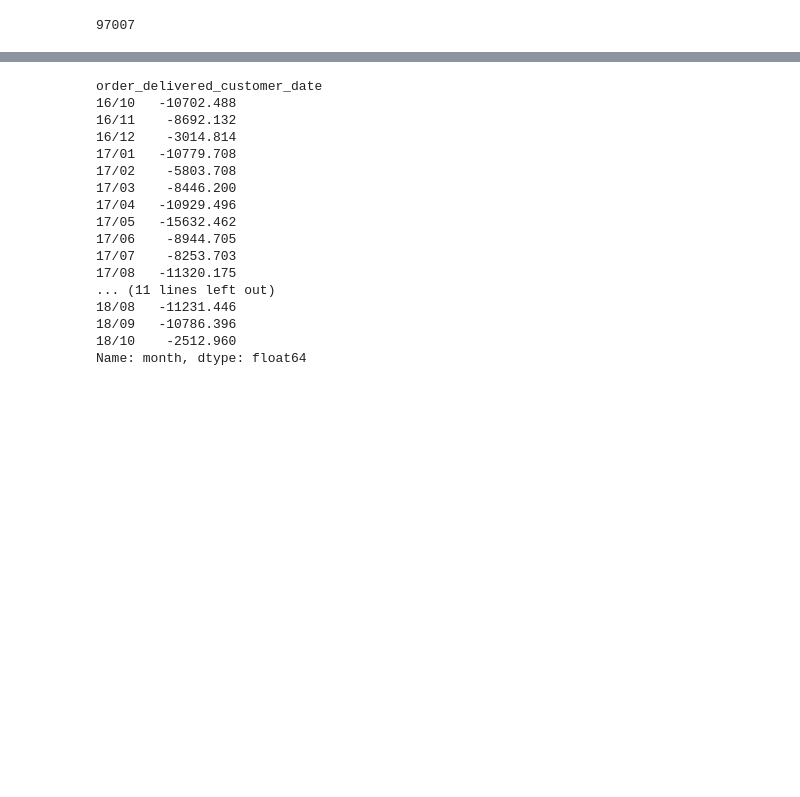
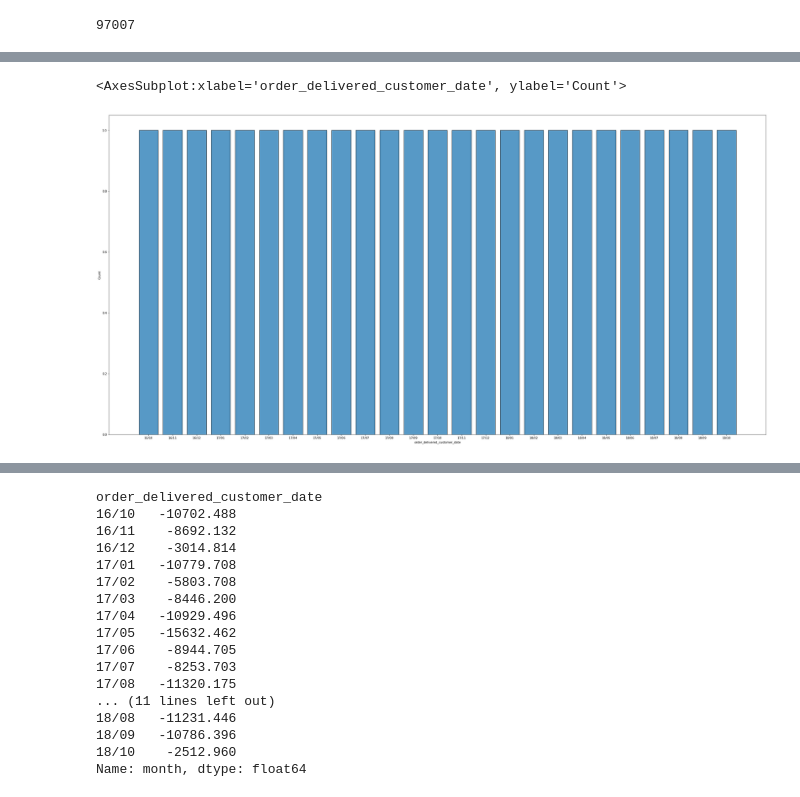
Before and after one commit to Michiel-DK/olist, a Jupyter notebook: Notebook.ipynb, the cells around one changed output, grey strips where cells are left out. Saved outputs shown, nothing was run; the diff lists cells and outputs as text; code cells hidden in the pictures; blank space fills up the shorter version.

```diff
--- a/Notebook.ipynb
+++ b/Notebook.ipynb
@@ -109,0 +126,7 @@ monthly
+# %%
+plt.figure(figsize=(40,20))
+sns.histplot(monthly2[['order_rev','seller_rev']], x=monthly2.index,
+             multiple='stack', palette='tab20c', shrink=0.8)
+# %% [output]
+<AxesSubplot:xlabel='order_delivered_customer_date', ylabel='Count'>
+[figure, added]
```
Also changed, not shown: parts of 24 cells of this notebook, 5 other files.
